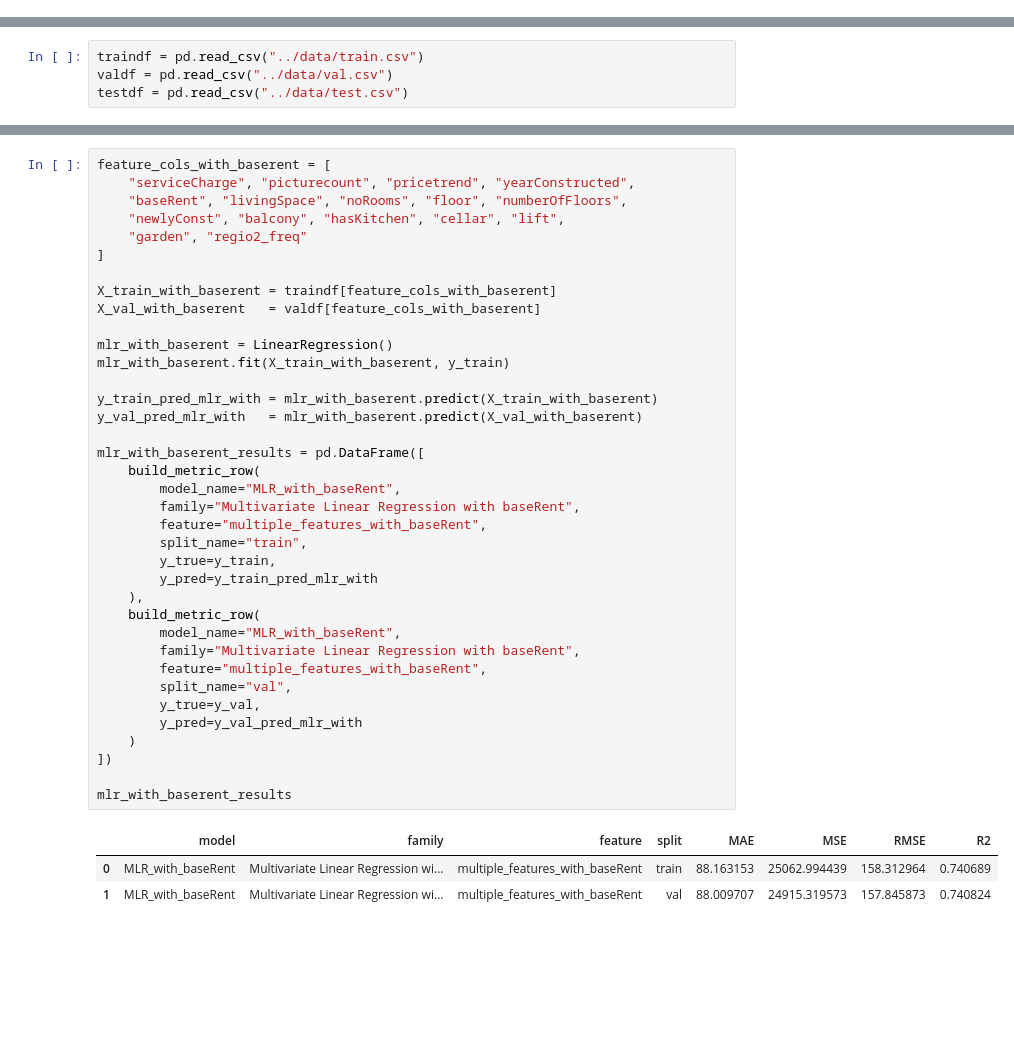
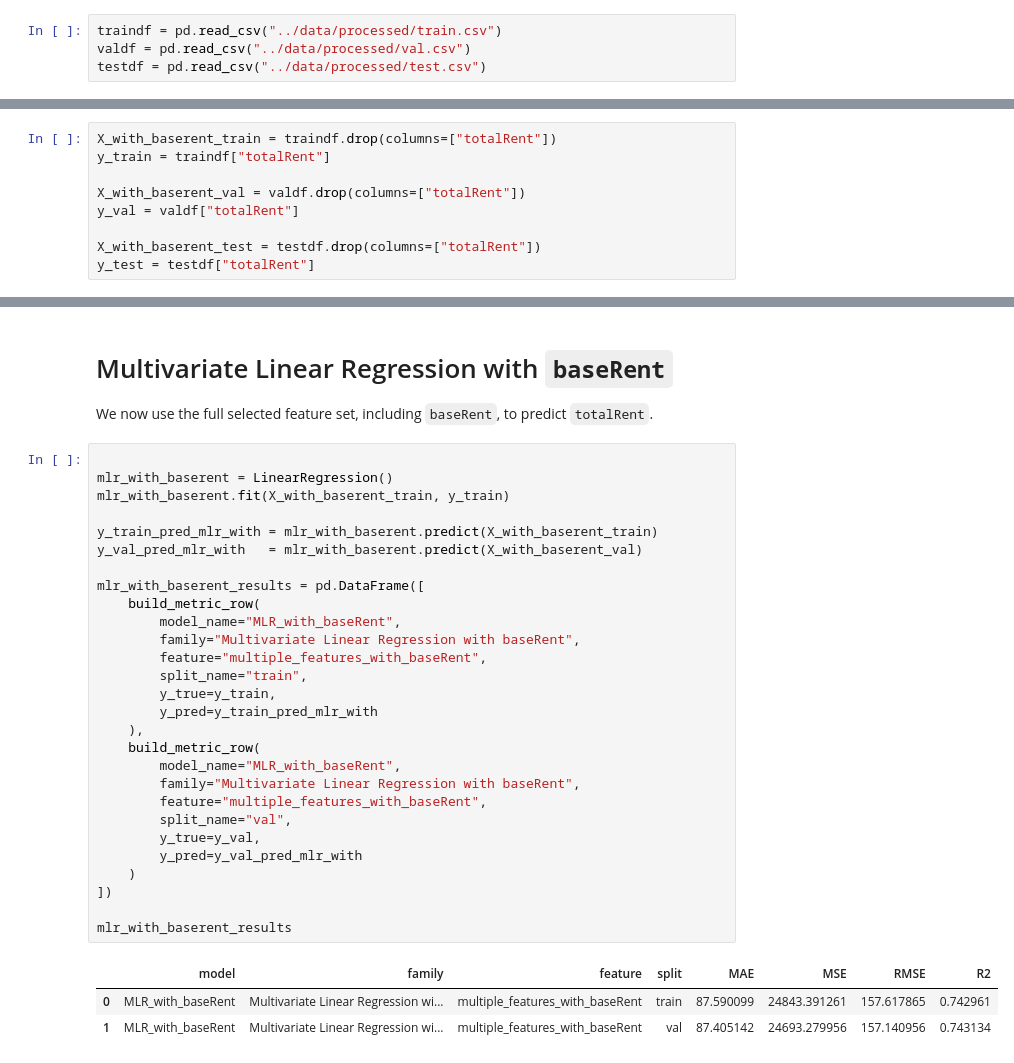
Before and after one commit to Susantoco/data_mining, a Jupyter notebook: notebooks/regression.ipynb, the cells around one changed output, grey strips where cells are left out. Cells and saved outputs as stored; diff of their text form; blank space fills up the shorter version.

```diff
--- a/notebooks/regression.ipynb
+++ b/notebooks/regression.ipynb
@@ -0,0 +16,4 @@
+# %%
+traindf = pd.read_csv("../data/processed/train.csv")
+valdf = pd.read_csv("../data/processed/val.csv")
+testdf = pd.read_csv("../data/processed/test.csv")
@@ -36,4 +30,0 @@ This section is responsible for loading the prepared datasets used for model tra
-# %%
-traindf = pd.read_csv("../data/train.csv")
-valdf = pd.read_csv("../data/val.csv")
-testdf = pd.read_csv("../data/test.csv")
@@ -262,0 +31,9 @@ For **Non-linear Regression**, the models are designed to learn more complex, no
+# %%
+X_with_baserent_train = traindf.drop(columns=["totalRent"])
+y_train = traindf["totalRent"]
+
+X_with_baserent_val = valdf.drop(columns=["totalRent"])
+y_val = valdf["totalRent"]
+
+X_with_baserent_test = testdf.drop(columns=["totalRent"])
+y_test = testdf["totalRent"]
@@ -454,41 +212,36 @@ The model is evaluated on both the training set and the test set using:
+# %% [markdown]
+# Multivariate Linear Regression with `baseRent`
+
+We now use the full selected feature set, including `baseRent`, to predict `totalRent`.
 # %%
-feature_cols_with_baserent = [
-    "serviceCharge", "picturecount", "pricetrend", "yearConstructed",
-    "baseRent", "livingSpace", "noRooms", "floor", "numberOfFloors",
-    "newlyConst", "balcony", "hasKitchen", "cellar", "lift",
-    "garden", "regio2_freq"
-]
-
-X_train_with_baserent = traindf[feature_cols_with_baserent]
-X_val_with_baserent   = valdf[feature_cols_with_baserent]
 
 mlr_with_baserent = LinearRegression()
-mlr_with_baserent.fit(X_train_with_baserent, y_train)
+mlr_with_baserent.fit(X_with_baserent_train, y_train)
 
-y_train_pred_mlr_with = mlr_with_baserent.predict(X_train_with_baserent)
-y_val_pred_mlr_with   = mlr_with_baserent.predict(X_val_with_baserent)
+y_train_pred_mlr_with = mlr_with_baserent.predict(X_with_baserent_train)
+y_val_pred_mlr_with   = mlr_with_baserent.predict(X_with_baserent_val)
 
 mlr_with_baserent_results = pd.DataFrame([
     build_metric_row(
         model_name="MLR_with_baseRent",
         family="Multivariate Linear Regression with baseRent",
         feature="multiple_features_with_baseRent",
         split_name="train",
         y_true=y_train,
         y_pred=y_train_pred_mlr_with
     ),
     build_metric_row(
         model_name="MLR_with_baseRent",
         family="Multivariate Linear Regression with baseRent",
         feature="multiple_features_with_baseRent",
         split_name="val",
         y_true=y_val,
         y_pred=y_val_pred_mlr_with
     )
 ])
 
 mlr_with_baserent_results
 # %% [output]
 |  | model | family | feature | split | MAE | MSE | RMSE | R2 |
-| 0 | MLR_with_baseRent | Multivariate Linear Regression wi... | multiple_features_with_baseRent | train | 88.163153 | 25062.994439 | 158.312964 | 0.740689 |
-| 1 | MLR_with_baseRent | Multivariate Linear Regression wi... | multiple_features_with_baseRent | val | 88.009707 | 24915.319573 | 157.845873 | 0.740824 |
+| 0 | MLR_with_baseRent | Multivariate Linear Regression wi... | multiple_features_with_baseRent | train | 87.590099 | 24843.391261 | 157.617865 | 0.742961 |
+| 1 | MLR_with_baseRent | Multivariate Linear Regression wi... | multiple_features_with_baseRent | val | 87.405142 | 24693.279956 | 157.140956 | 0.743134 |
```
Also changed, not shown: parts of 39 cells of this notebook, 1 other file.
